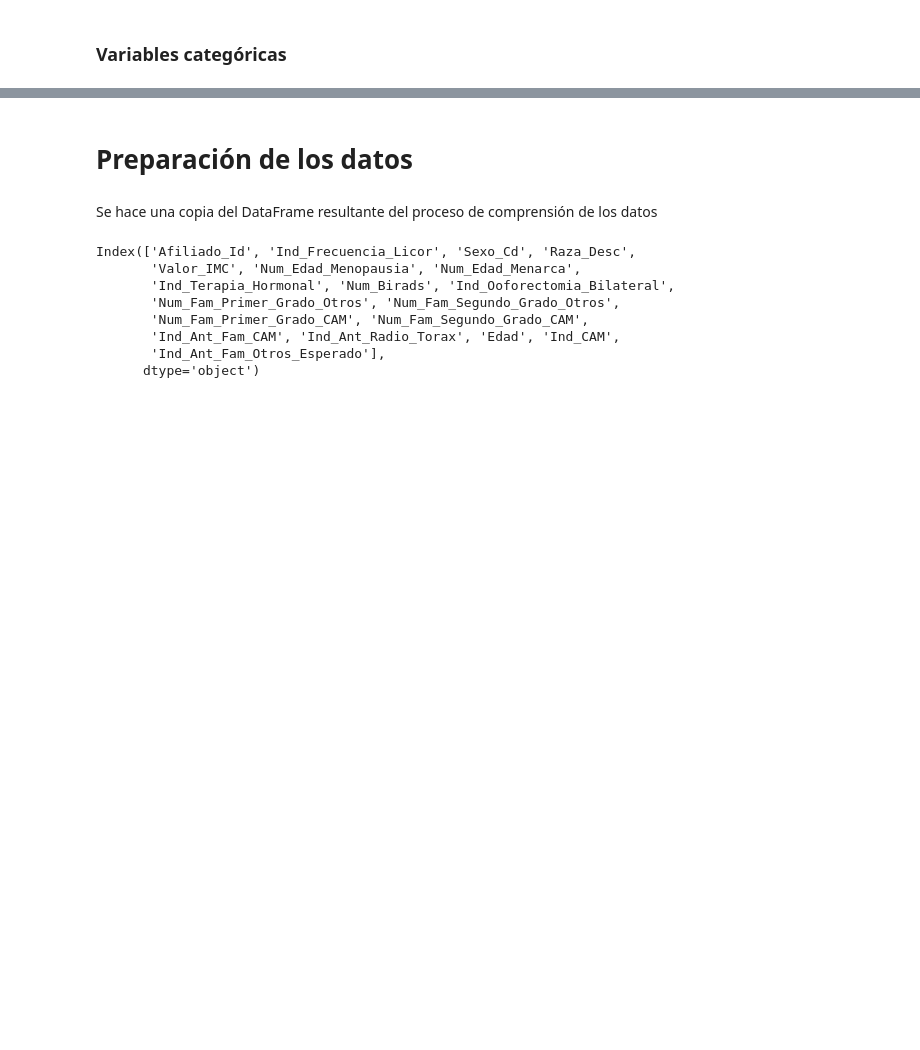
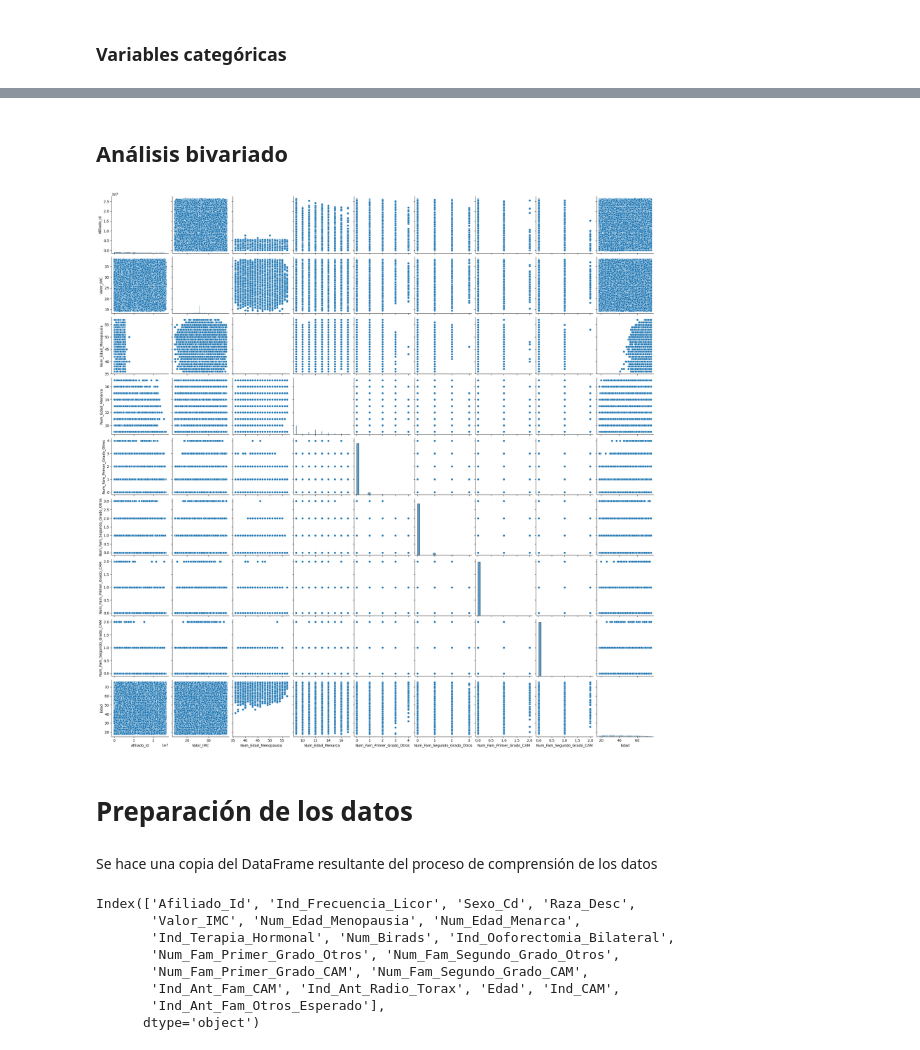
Before and after one commit to jherronr/Modelo_CA_Mama, a Jupyter notebook: Modelo_CA_Mama.ipynb, the cells around one changed output, grey strips where cells are left out. Drawn from its saved outputs; the diff is of its cells as text; code cells hidden in the pictures; blank space fills up the shorter version.

```diff
--- a/Modelo_CA_Mama.ipynb
+++ b/Modelo_CA_Mama.ipynb
@@ -791,3 +780,11 @@ Número de outliers en Valor_IMC: 46141
+# %% [markdown]
+## **Análisis bivariado**
+# %%
+#Histogramas(diagonal principal de las tablas)
+df1=data_raw.select_dtypes(exclude= 'object')
+sns.pairplot(data = df1);
+# %% [output]
+[figure, added]
 # %% [markdown]
 # Preparación de los datos
 # %% [markdown]
```
Also changed, not shown: parts of 21 cells of this notebook.
